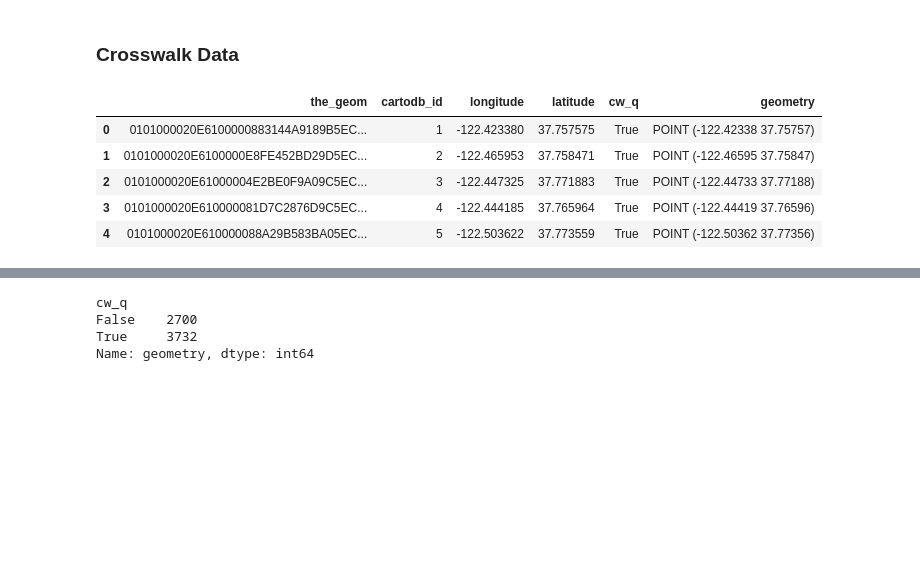
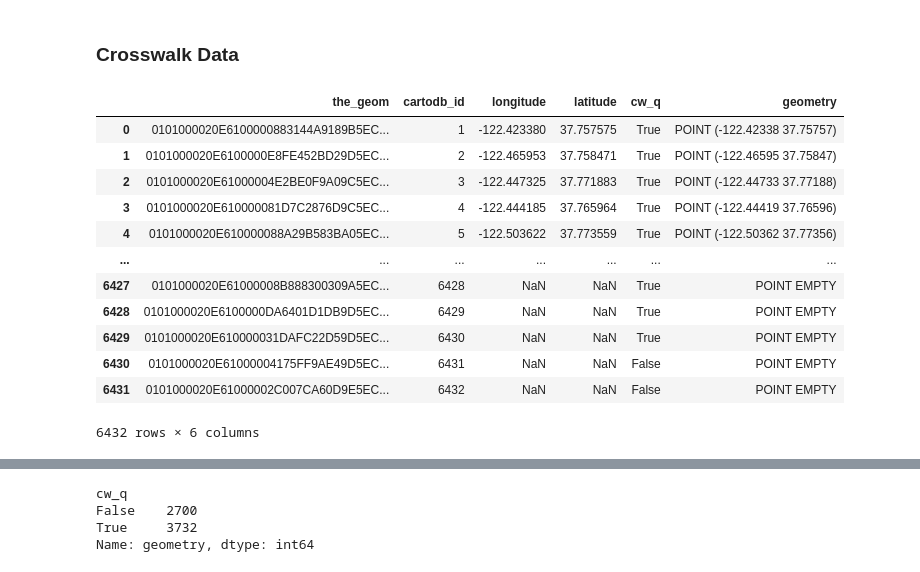
Before and after one commit to hua-mike/cp255-project, a Jupyter notebook: cp255-project-nb.ipynb, the cells around one changed output, grey strips where cells are left out. Drawn from its saved outputs; the diff is of its cells as text; code cells hidden in the pictures; blank space fills up the shorter version.

```diff
--- a/cp255-project-nb.ipynb
+++ b/cp255-project-nb.ipynb
@@ -32,15 +32,22 @@ import plotly.express as px
 # %%
 cw_raw = pd.read_csv('data/moran_crosswalks_sf-1.csv')
 cw = gpd.GeoDataFrame(cw_raw, geometry=gpd.points_from_xy(cw_raw.longitude, cw_raw.latitude))
 cw.crs = 'epsg:4326'
-cw.head()
+cw
 # %% [output]
 |  | the_geom | cartodb_id | longitude | latitude | cw_q | geometry |
 | 0 | 0101000020E6100000883144A9189B5EC... | 1 | -122.423380 | 37.757575 | True | POINT (-122.42338 37.75757) |
 | 1 | 0101000020E6100000E8FE452BD29D5EC... | 2 | -122.465953 | 37.758471 | True | POINT (-122.46595 37.75847) |
 | 2 | 0101000020E61000004E2BE0F9A09C5EC... | 3 | -122.447325 | 37.771883 | True | POINT (-122.44733 37.77188) |
 | 3 | 0101000020E610000081D7C2876D9C5EC... | 4 | -122.444185 | 37.765964 | True | POINT (-122.44419 37.76596) |
 | 4 | 0101000020E610000088A29B583BA05EC... | 5 | -122.503622 | 37.773559 | True | POINT (-122.50362 37.77356) |
+| ... | ... | ... | ... | ... | ... | ... |
+| 6427 | 0101000020E61000008B888300309A5EC... | 6428 | NaN | NaN | True | POINT EMPTY |
+| 6428 | 0101000020E6100000DA6401D1DB9D5EC... | 6429 | NaN | NaN | True | POINT EMPTY |
+| 6429 | 0101000020E610000031DAFC22D59D5EC... | 6430 | NaN | NaN | True | POINT EMPTY |
+| 6430 | 0101000020E61000004175FF9AE49D5EC... | 6431 | NaN | NaN | False | POINT EMPTY |
+| 6431 | 0101000020E61000002C007CA60D9E5EC... | 6432 | NaN | NaN | False | POINT EMPTY |
+6432 rows × 6 columns
 # %%
 # all crossings in the crosswalk audit data
 cw.plot(markersize=3)
```
Also changed, not shown: parts of 6 cells of this notebook.
